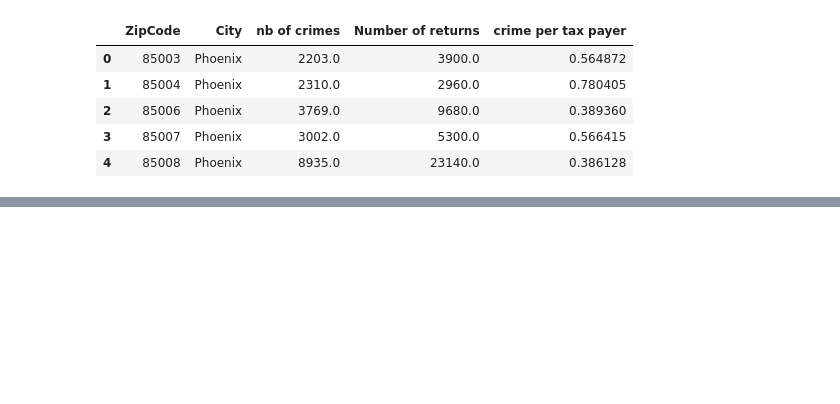
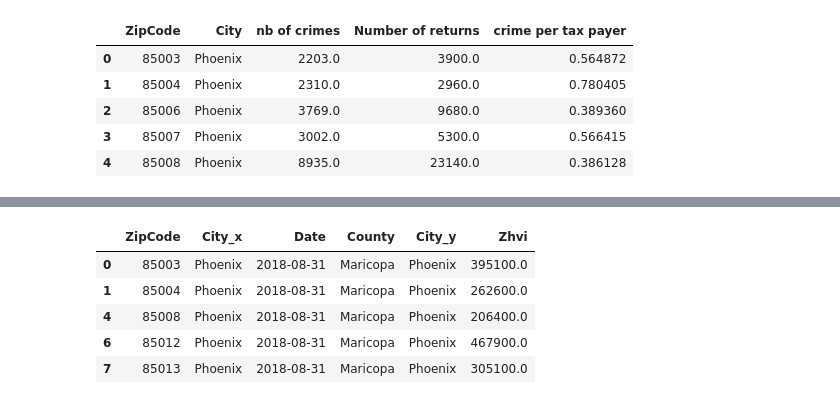
Before and after one commit to marieo31/project_1, a Jupyter notebook: scatter_plots.ipynb, the cells around one changed output, grey strips where cells are left out. Drawn from its saved outputs; the diff is of its cells as text; code cells hidden in the pictures; blank space fills up the shorter version.

```diff
--- a/scatter_plots.ipynb
+++ b/scatter_plots.ipynb
@@ -31,3 +32,15 @@ df_income.head()
 | 2 | 85006 | Phoenix | 9,680 | 352,359 | 36400.72 |
 | 3 | 85007 | Phoenix | 5,300 | 278,695 | 52583.96 |
 | 4 | 85008 | Phoenix | 23,140 | 797,391 | 34459.42 |
+# %%
+## Property value df
+df_pv = pd.read_csv("resources/clean_pv_2018.csv")
+df_pv = df_pv.dropna()
+df_pv.head()
+# %% [output]
+|  | ZipCode | City_x | Date | County | City_y | Zhvi |
+| 0 | 85003 | Phoenix | 2018-08-31 | Maricopa | Phoenix | 395100.0 |
+| 1 | 85004 | Phoenix | 2018-08-31 | Maricopa | Phoenix | 262600.0 |
+| 4 | 85008 | Phoenix | 2018-08-31 | Maricopa | Phoenix | 206400.0 |
+| 6 | 85012 | Phoenix | 2018-08-31 | Maricopa | Phoenix | 467900.0 |
+| 7 | 85013 | Phoenix | 2018-08-31 | Maricopa | Phoenix | 305100.0 |
```
Also changed, not shown: parts of 5 cells of this notebook, 6 other files.
